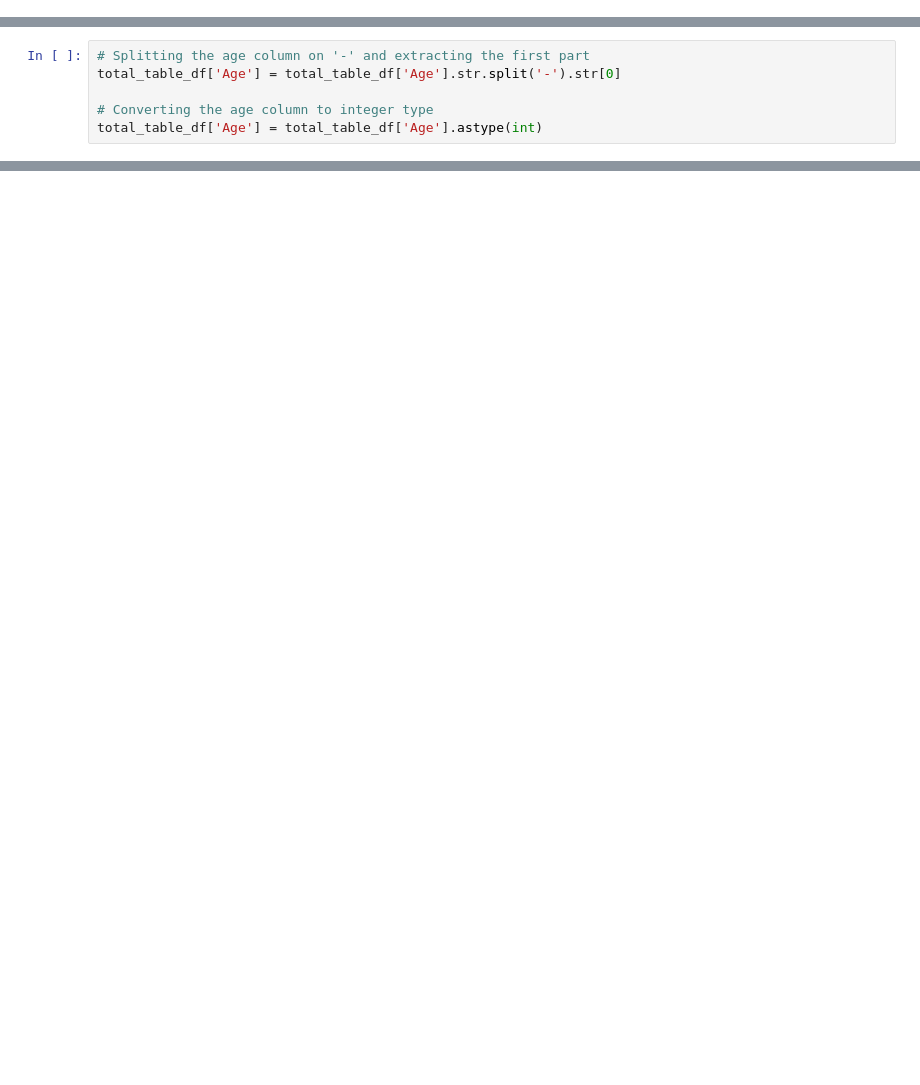
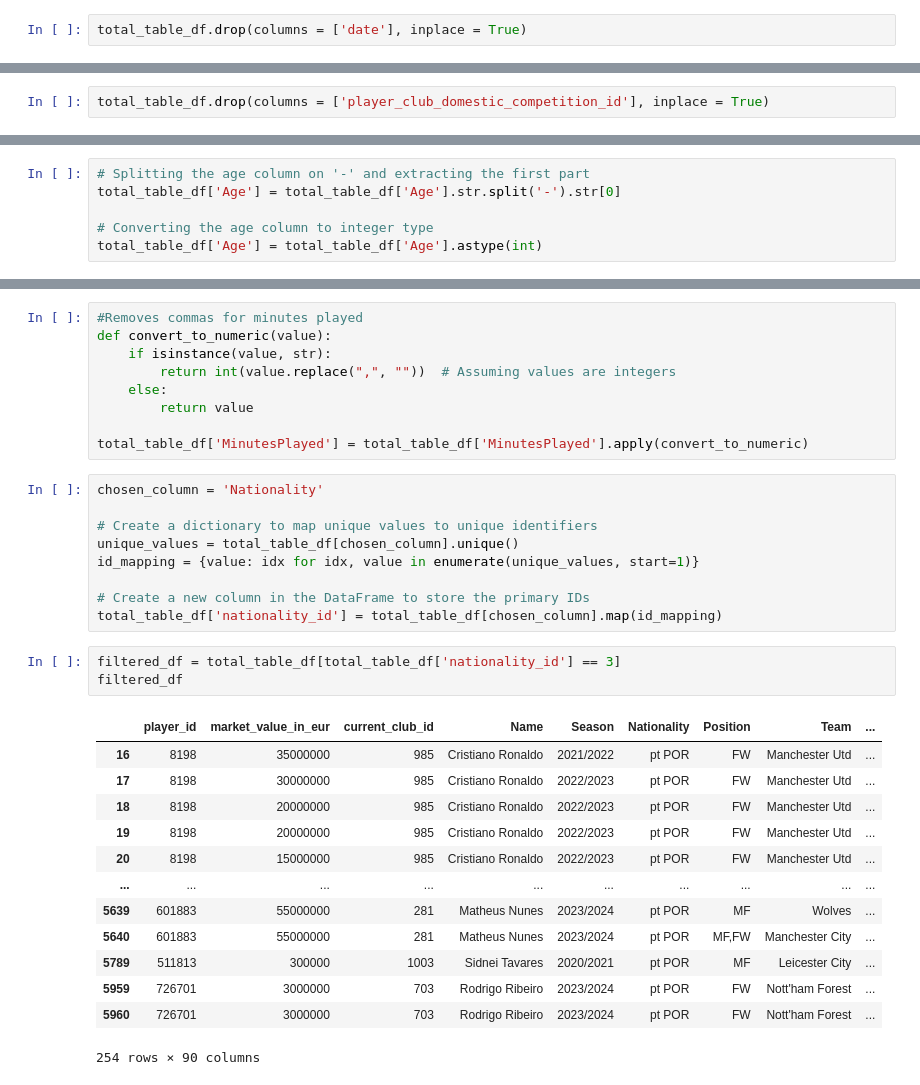
Before and after one commit to JackBenadon/DS440-Project, a Jupyter notebook: DS440_Pre_Processing.ipynb, the cells around one changed output, grey strips where cells are left out. Saved outputs shown, nothing was run; the diff lists cells and outputs as text; blank space fills up the shorter version.

```diff
--- a/DS440_Pre_Processing.ipynb
+++ b/DS440_Pre_Processing.ipynb
@@ -283,0 +292,2 @@ Training/Testing Split
+# %%
+total_table_df.drop(columns = ['date'], inplace = True)
@@ -283,0 +296,2 @@ Training/Testing Split
+# %%
+total_table_df.drop(columns = ['player_club_domestic_competition_id'], inplace = True)
@@ -310,0 +327,35 @@ print(column_names)
+# %%
+#Removes commas for minutes played
+def convert_to_numeric(value):
+    if isinstance(value, str):
+        return int(value.replace(",", ""))  # Assuming values are integers
+    else:
+        return value
+
+total_table_df['MinutesPlayed'] = total_table_df['MinutesPlayed'].apply(convert_to_numeric)
+# %%
+chosen_column = 'Nationality'
+
+# Create a dictionary to map unique values to unique identifiers
+unique_values = total_table_df[chosen_column].unique()
+id_mapping = {value: idx for idx, value in enumerate(unique_values, start=1)}
+
+# Create a new column in the DataFrame to store the primary IDs
+total_table_df['nationality_id'] = total_table_df[chosen_column].map(id_mapping)
+# %%
+filtered_df = total_table_df[total_table_df['nationality_id'] == 3]
+filtered_df
+# %% [output]
+|  | player_id | market_value_in_eur | current_club_id | Name | Season | Nationality | Position | Team | ... |
+| 16 | 8198 | 35000000 | 985 | Cristiano Ronaldo | 2021/2022 | pt POR | FW | Manchester Utd | ... |
+| 17 | 8198 | 30000000 | 985 | Cristiano Ronaldo | 2022/2023 | pt POR | FW | Manchester Utd | ... |
+| 18 | 8198 | 20000000 | 985 | Cristiano Ronaldo | 2022/2023 | pt POR | FW | Manchester Utd | ... |
+| 19 | 8198 | 20000000 | 985 | Cristiano Ronaldo | 2022/2023 | pt POR | FW | Manchester Utd | ... |
+| 20 | 8198 | 15000000 | 985 | Cristiano Ronaldo | 2022/2023 | pt POR | FW | Manchester Utd | ... |
+| ... | ... | ... | ... | ... | ... | ... | ... | ... | ... |
+| 5639 | 601883 | 55000000 | 281 | Matheus Nunes | 2023/2024 | pt POR | MF | Wolves | ... |
+| 5640 | 601883 | 55000000 | 281 | Matheus Nunes | 2023/2024 | pt POR | MF,FW | Manchester City | ... |
+| 5789 | 511813 | 300000 | 1003 | Sidnei Tavares | 2020/2021 | pt POR | MF | Leicester City | ... |
+| 5959 | 726701 | 3000000 | 703 | Rodrigo Ribeiro | 2023/2024 | pt POR | FW | Nott'ham Forest | ... |
+| 5960 | 726701 | 3000000 | 703 | Rodrigo Ribeiro | 2023/2024 | pt POR | FW | Nott'ham Forest | ... |
+254 rows × 90 columns
```
Also changed, not shown: parts of 16 cells of this notebook.
